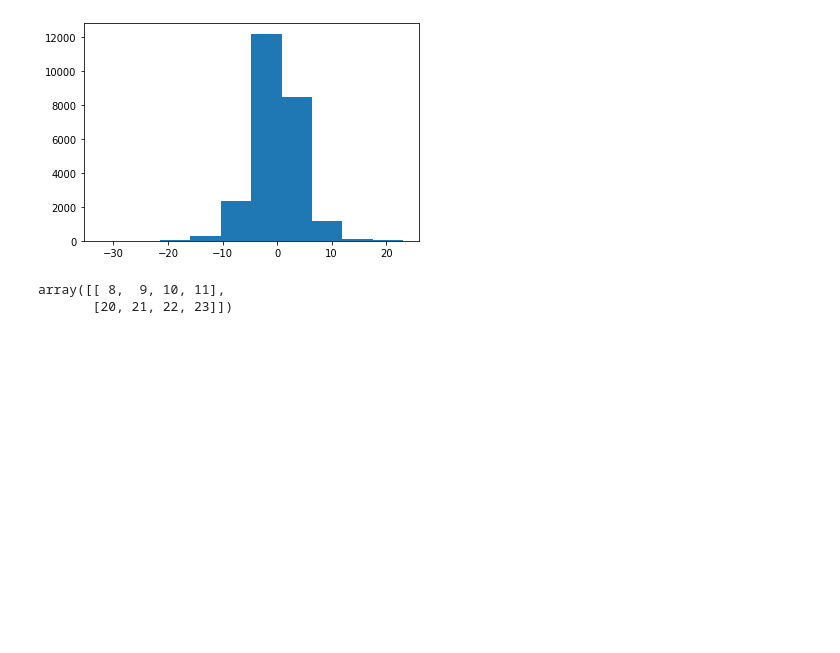
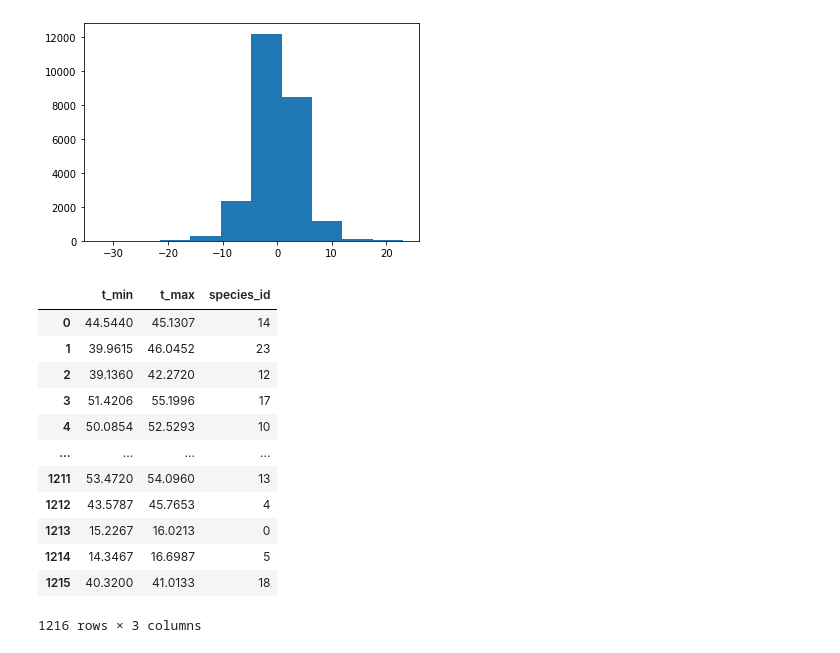
Before and after one commit to ibkuroyagi/Rainforest-Connection-Species-Audio-Detection, a Jupyter notebook: working/EDA.ipynb, the cells around one changed output. Cells and saved outputs as stored; diff of their text form; code cells hidden in the pictures; blank space fills up the shorter version.

```diff
--- a/working/EDA.ipynb
+++ b/working/EDA.ipynb
@@ -501,8 +518,19 @@ plt.hist(y["y_frame"].detach().numpy().flatten())
 [figure]
 # %%
 a = np.arange(24).reshape(2,3,4).max(axis=1)
-# %%
-a
-# %% [output]
-array([[ 8,  9, 10, 11],
-       [20, 21, 22, 23]])
+# %%
+train_tp.loc[:,["t_min", "t_max", "species_id"]]
+# %% [output]
+|  | t_min | t_max | species_id |
+| 0 | 44.5440 | 45.1307 | 14 |
+| 1 | 39.9615 | 46.0452 | 23 |
+| 2 | 39.1360 | 42.2720 | 12 |
+| 3 | 51.4206 | 55.1996 | 17 |
+| 4 | 50.0854 | 52.5293 | 10 |
+| ... | ... | ... | ... |
+| 1211 | 53.4720 | 54.0960 | 13 |
+| 1212 | 43.5787 | 45.7653 | 4 |
+| 1213 | 15.2267 | 16.0213 | 0 |
+| 1214 | 14.3467 | 16.6987 | 5 |
+| 1215 | 40.3200 | 41.0133 | 18 |
+1216 rows × 3 columns
```
Also changed, not shown: parts of 10 cells of this notebook, 4 other files.
